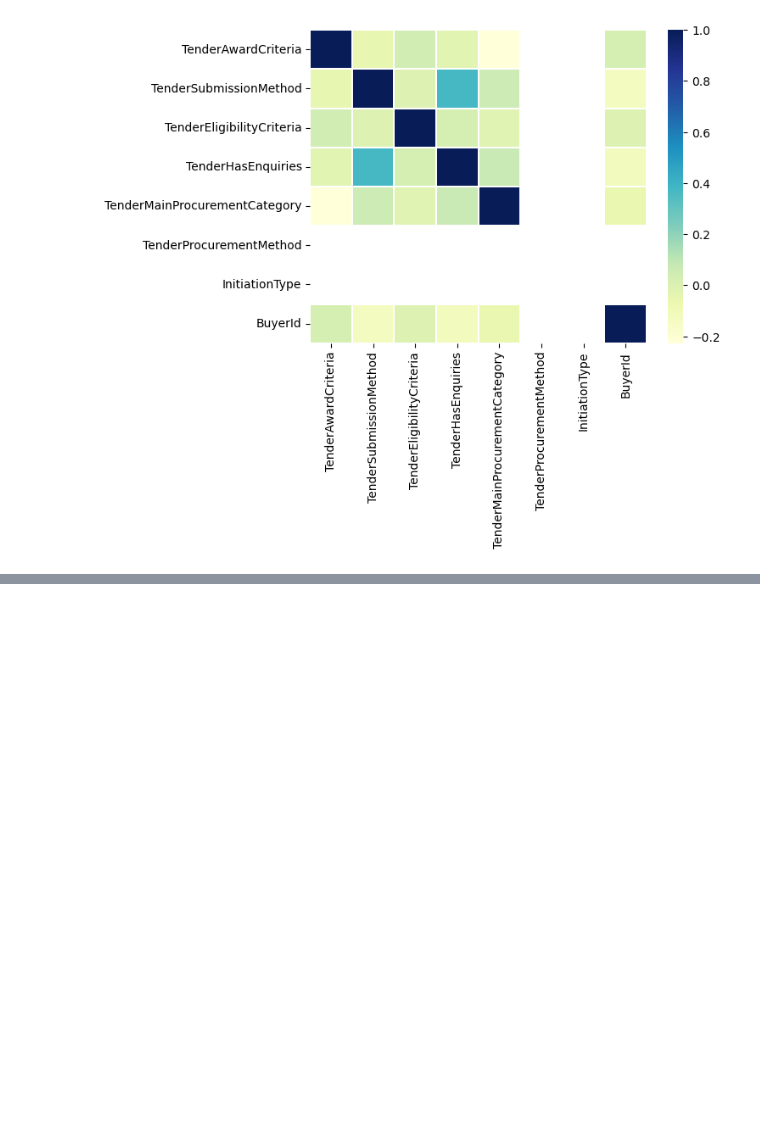
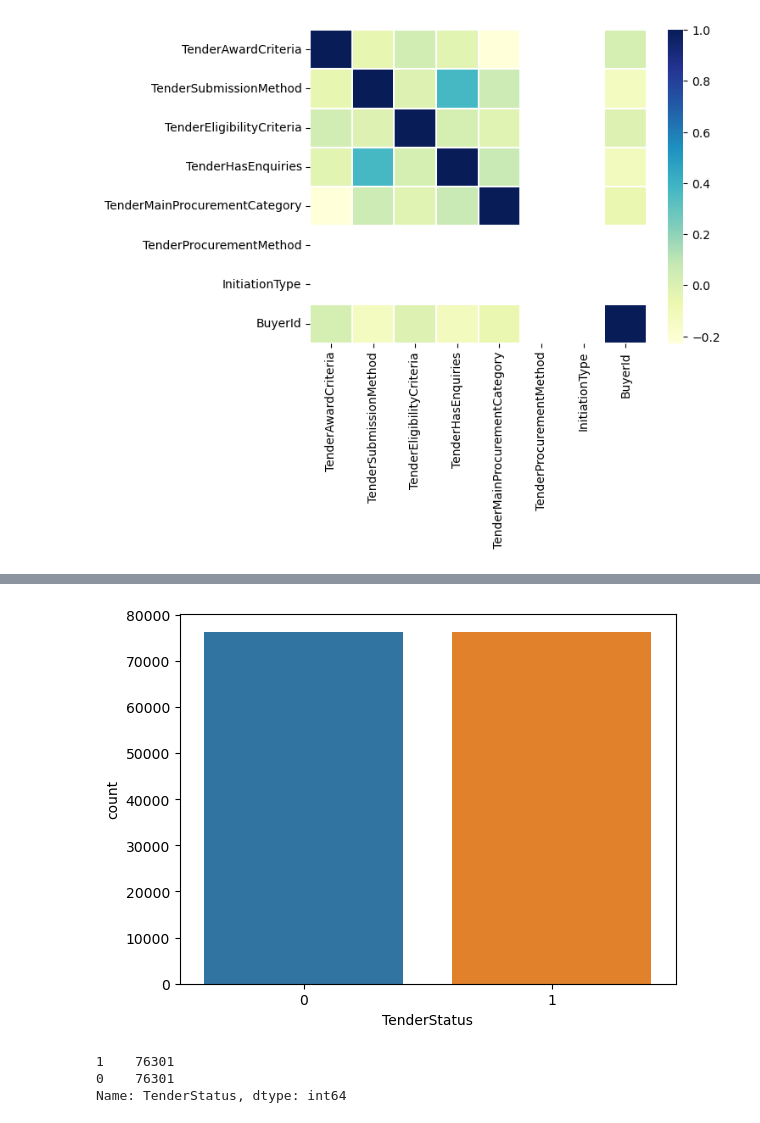
Before and after one commit to vanelo/Predecir_estado_licitacion, a Jupyter notebook: Prediccion_de_estado_de_licitacion.ipynb, the cells around one changed output, grey strips where cells are left out. Saved outputs shown, nothing was run; the diff lists cells and outputs as text; code cells hidden in the pictures; blank space fills up the shorter version.

```diff
--- a/Prediccion_de_estado_de_licitacion.ipynb
+++ b/Prediccion_de_estado_de_licitacion.ipynb
@@ -544,0 +587,10 @@ sns.lmplot(data=df, x='TenderValueAmount', y='PlanningBudgetAmountAmount', fit_r
+# %%
+# dividiendo los datos en caracteristicas y target
+X = df.drop('TenderStatus', axis = 1)
+y = df['TenderStatus']
+# %%
+smt = SMOTE(random_state=123)
+X, y = smt.fit_resample(X, y)
+# %%
+# unión de los datos balanceados
+datos_final = pd.concat([X, y], axis=1)
@@ -544,0 +605,11 @@ sns.lmplot(data=df, x='TenderValueAmount', y='PlanningBudgetAmountAmount', fit_r
+# %%
+# verificación 2 - balanceamiento
+ax = sns.countplot(x='TenderStatus', data=datos_final)
+# %% [output]
+[figure, added]
+# %%
+datos_final.TenderStatus.value_counts()
+# %% [output]
+1    76301
+0    76301
+Name: TenderStatus, dtype: int64
```
Also changed, not shown: parts of 35 cells of this notebook.
